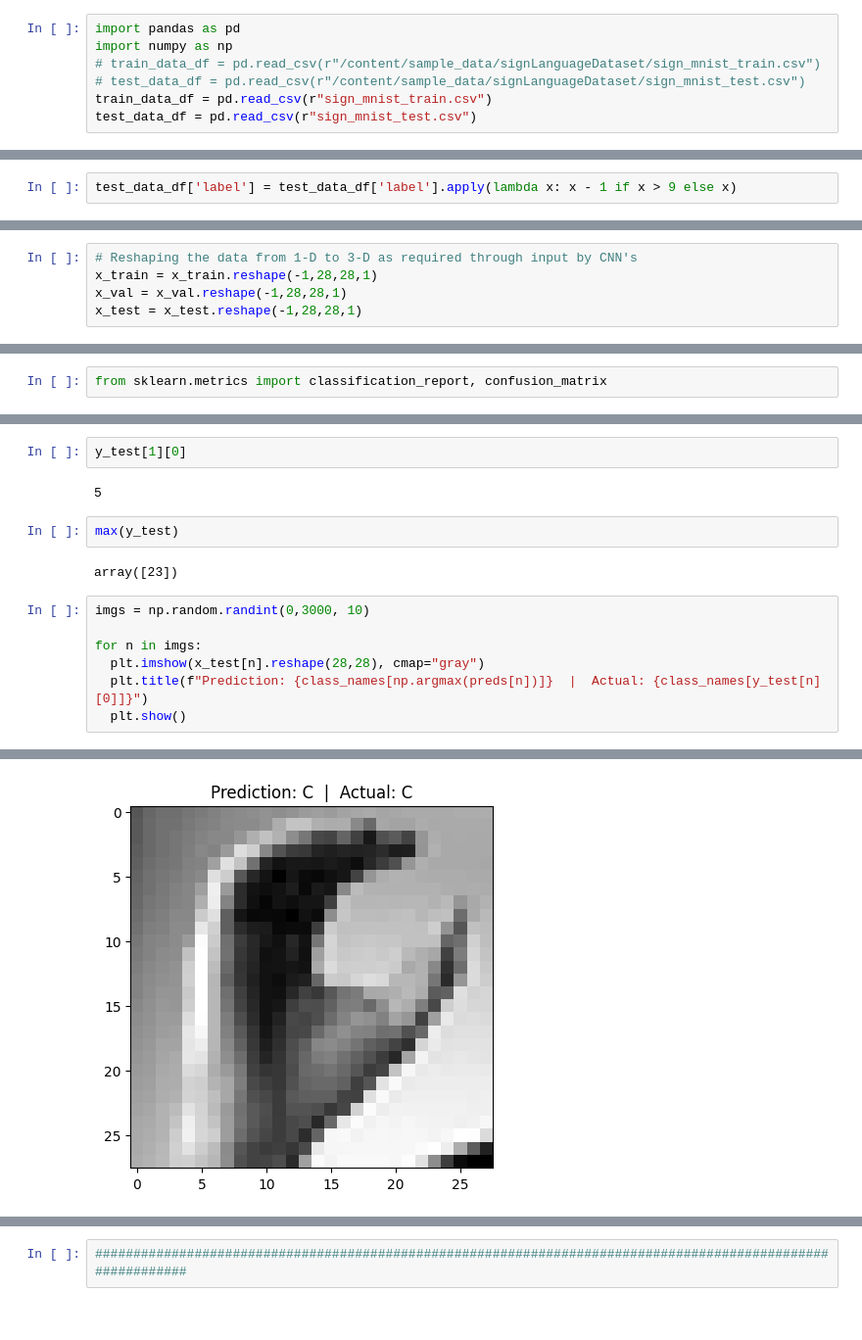
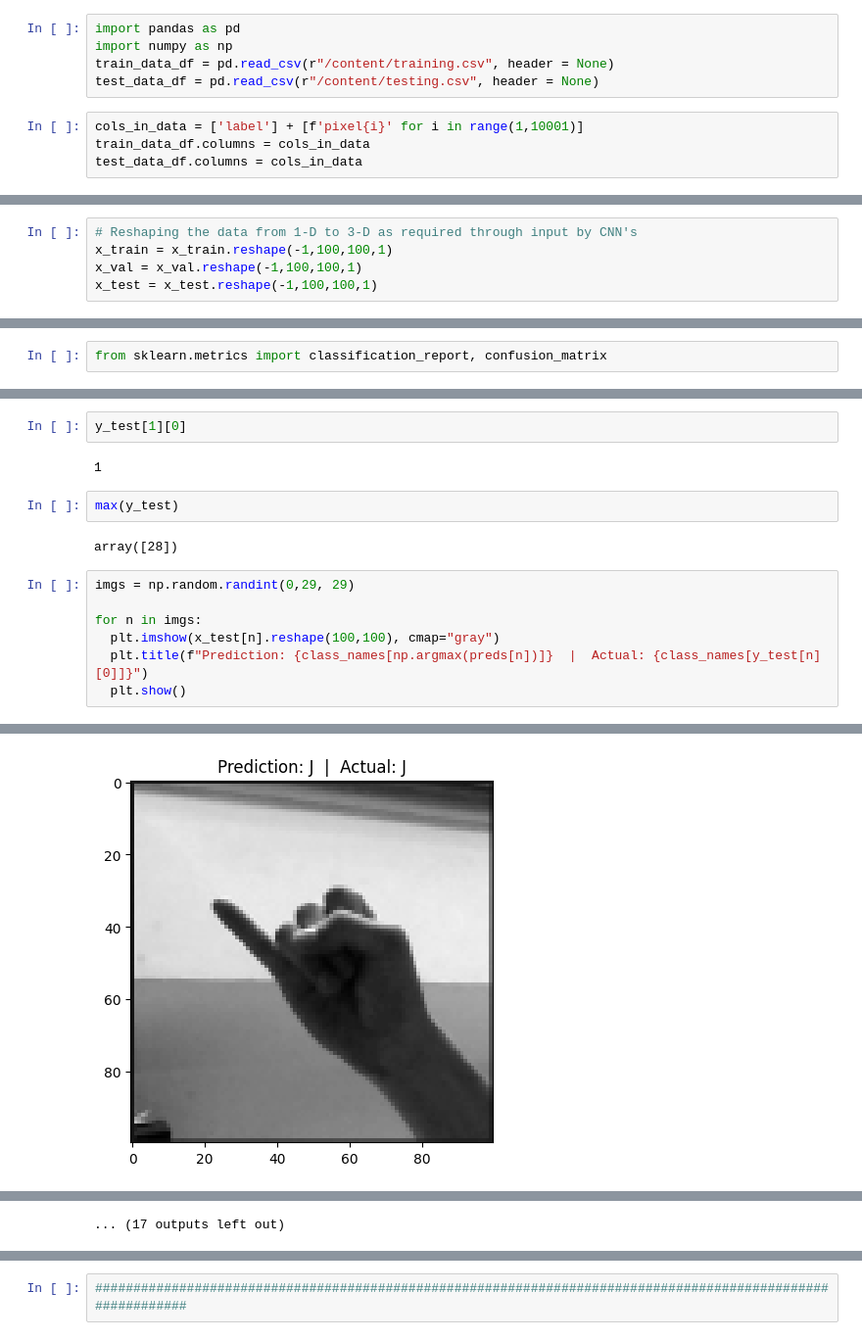
Before and after one commit to LeoLuoUofT/SIGNIT, a Jupyter notebook: classifier.ipynb, the cells around one changed output, grey strips where cells are left out. Shown at 98% size. Drawn from its saved outputs; the diff is of its cells as text.

```diff
--- a/classifier.ipynb
+++ b/classifier.ipynb
@@ -17,7 +17,9 @@
 # %%
 import pandas as pd
 import numpy as np
-# train_data_df = pd.read_csv(r"/content/sample_data/signLanguageDataset/sign_mnist_train.csv")
-# test_data_df = pd.read_csv(r"/content/sample_data/signLanguageDataset/sign_mnist_test.csv")
-train_data_df = pd.read_csv(r"sign_mnist_train.csv")
-test_data_df = pd.read_csv(r"sign_mnist_test.csv")
+train_data_df = pd.read_csv(r"/content/training.csv", header = None)
+test_data_df = pd.read_csv(r"/content/testing.csv", header = None)
+# %%
+cols_in_data = ['label'] + [f'pixel{i}' for i in range(1,10001)]
+train_data_df.columns = cols_in_data
+test_data_df.columns = cols_in_data
@@ -36,2 +123,0 @@ test_data_df[test_data_df.label == 9]
-# %%
-test_data_df['label'] = test_data_df['label'].apply(lambda x: x - 1 if x > 9 else x)
@@ -259,8 +380,8 @@ array([[ 3],
 # %%
 # Reshaping the data from 1-D to 3-D as required through input by CNN's
-x_train = x_train.reshape(-1,28,28,1)
-x_val = x_val.reshape(-1,28,28,1)
-x_test = x_test.reshape(-1,28,28,1)
+x_train = x_train.reshape(-1,100,100,1)
+x_val = x_val.reshape(-1,100,100,1)
+x_test = x_test.reshape(-1,100,100,1)
 # %%
 x_train.shape
 # %% [output]
@@ -616,16 +783,16 @@ array([[6],
 # %%
 y_test[1][0]
 # %% [output]
-5
+1
 # %%
 max(y_test)
 # %% [output]
-array([23])
+array([28])
 # %%
-imgs = np.random.randint(0,3000, 10)
+imgs = np.random.randint(0,29, 29)
 
 for n in imgs:
-  plt.imshow(x_test[n].reshape(28,28), cmap="gray")
+  plt.imshow(x_test[n].reshape(100,100), cmap="gray")
   plt.title(f"Prediction: {class_names[np.argmax(preds[n])]}  |  Actual: {class_names[y_test[n][0]]}")
   plt.show()
 # %% [output]
@@ -638 +805 @@ for n in imgs:
-[figure, old version]
+[figure, new version]
@@ -642,3 +811,4 @@ for n in imgs:
+... (17 outputs left out)
 # %%
 imgs
 # %% [output]
```
Also changed, not shown: parts of 101 cells of this notebook.
